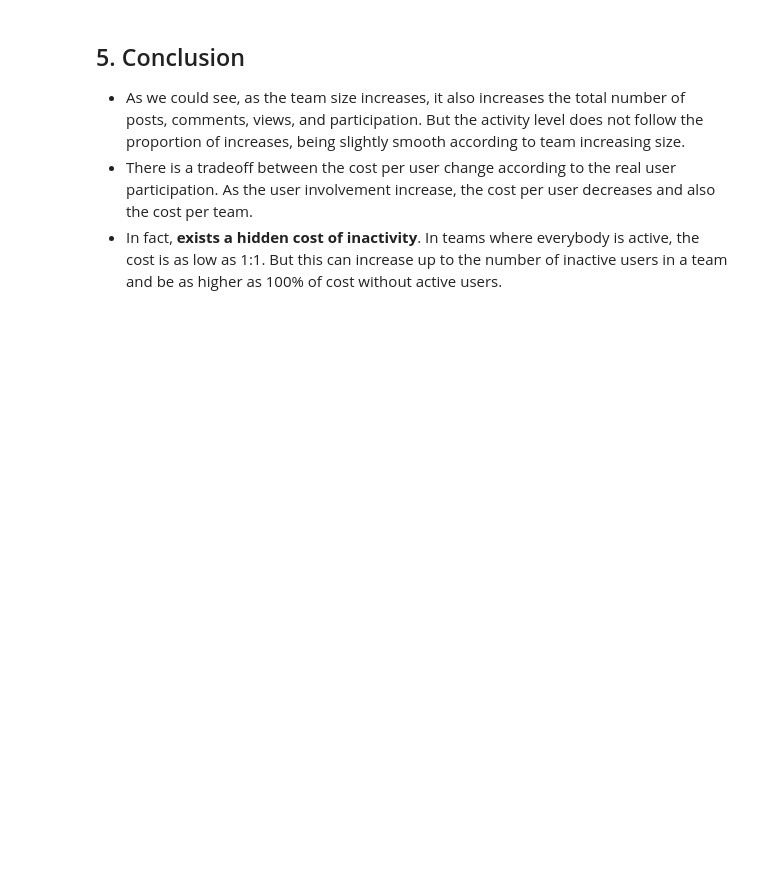
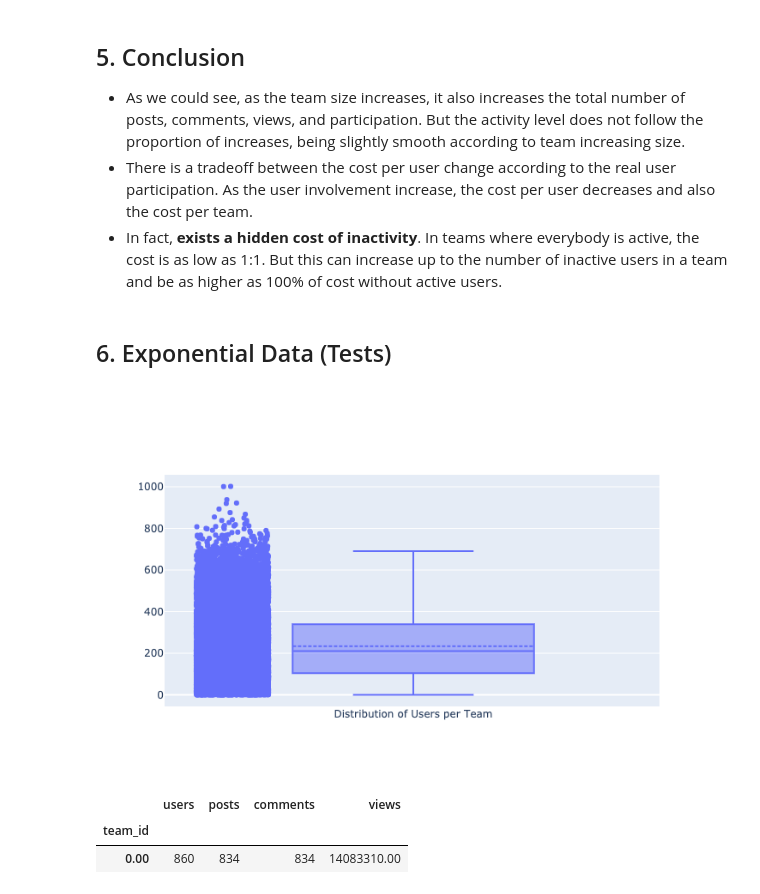
Before and after one commit to reisdebora/user-activity, a Jupyter notebook: notebook.ipynb, the cells around one changed output. Saved outputs shown, nothing was run; the diff lists cells and outputs as text; code cells hidden in the pictures; blank space fills up the shorter version.

Commit message:
exponential distrib
full dataset ignoring files bigger than 10MB

```diff
--- a/notebook.ipynb
+++ b/notebook.ipynb
@@ -301,3 +289,34 @@ As the number of inactive users increases by the team, it also increases the pro
 * As we could see, as the team size increases, it also increases the total number of posts, comments, views, and participation. But the activity level does not follow the proportion of increases, being slightly smooth according to team increasing size.
 * There is a tradeoff between the cost per user change according to the real user participation. As the user involvement increase, the cost per user decreases and also the cost per team.
 * In fact, __exists a hidden cost of inactivity__. In teams where everybody is active, the cost is as low as 1:1. But this can increase up to the number of inactive users in a team and be as higher as 100% of cost without active users.
+# %% [markdown]
+## 6. Exponential Data (Tests)
+# %%
+# Loading
+users = pd.read_json('cache/users_full.json')
+comments = pd.read_json('cache/comments_full.json')
+posts = pd.read_json('cache/posts_full.json')
+# %%
+# Distribution of Users per Team
+fig = go.Figure()
+fig.add_trace(go.Box(y=users.team_id, boxmean=True, boxpoints='all', name="Distribution of Users per Team"))
+fig.show()
+# %% [output]
+[figure, added]
+# %%
+# Merge all data
+useractivity = pd.merge(users,comments, how='outer', on=['user_id'])
+useractivity = pd.merge(useractivity,posts, how='outer', on=['posts_id'])
+df = pd.DataFrame(useractivity.groupby(['team_id']
+).agg({
+         'user_id': "count",  # get the count of networks
+         'post_id_x': "count", # posts
+         '_id': "count", # comments
+         'views': "sum", # views
+}))
+df = df.rename(columns={'user_id': 'users', 'post_id_x': 'posts','_id': 'comments'} )
+df.head(1)
+# %% [output]
+|  | users | posts | comments | views |
+| team_id |  |  |  |  |
+| 0.00 | 860 | 834 | 834 | 14083310.00 |
```
Also changed, not shown: parts of 15 cells of this notebook, 2 other files.
